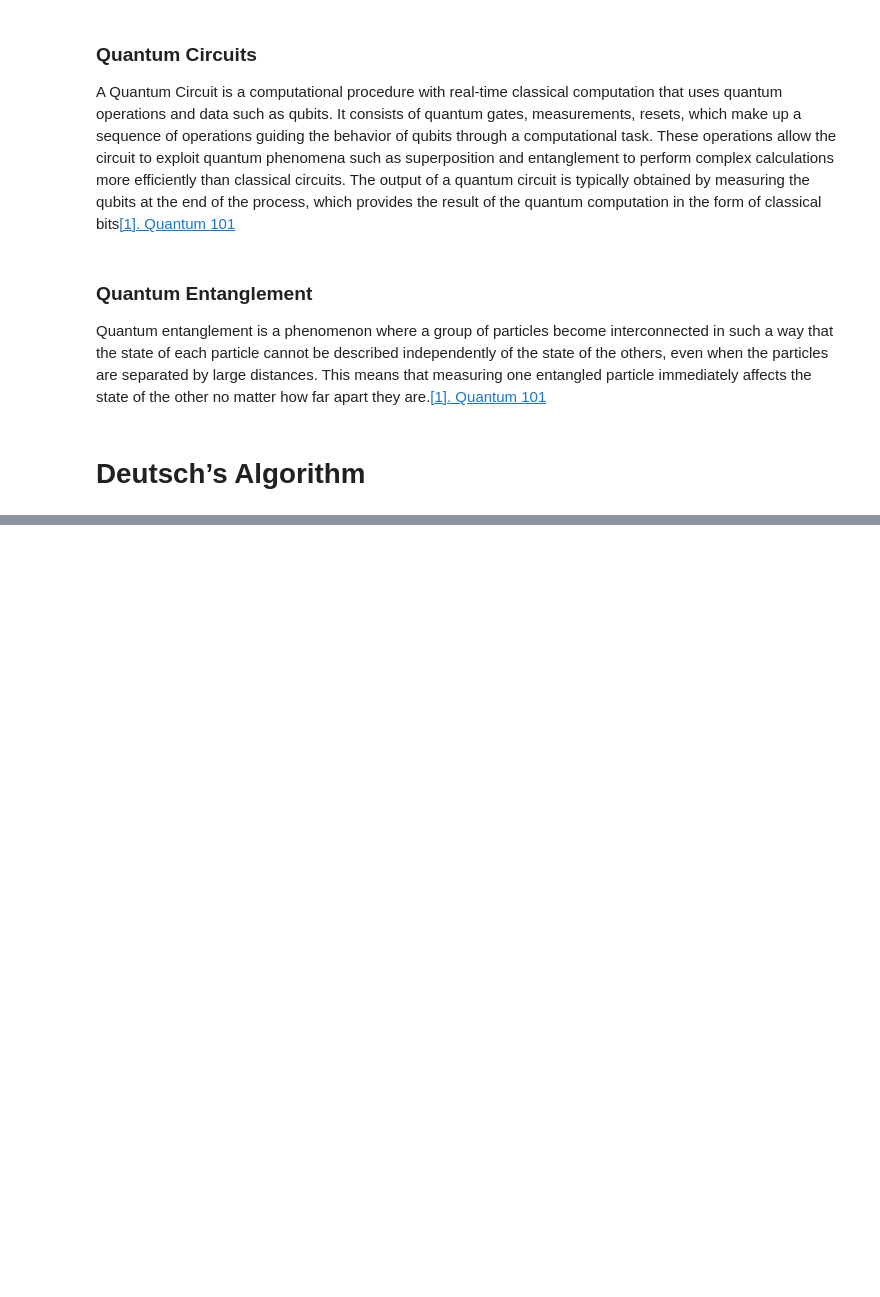
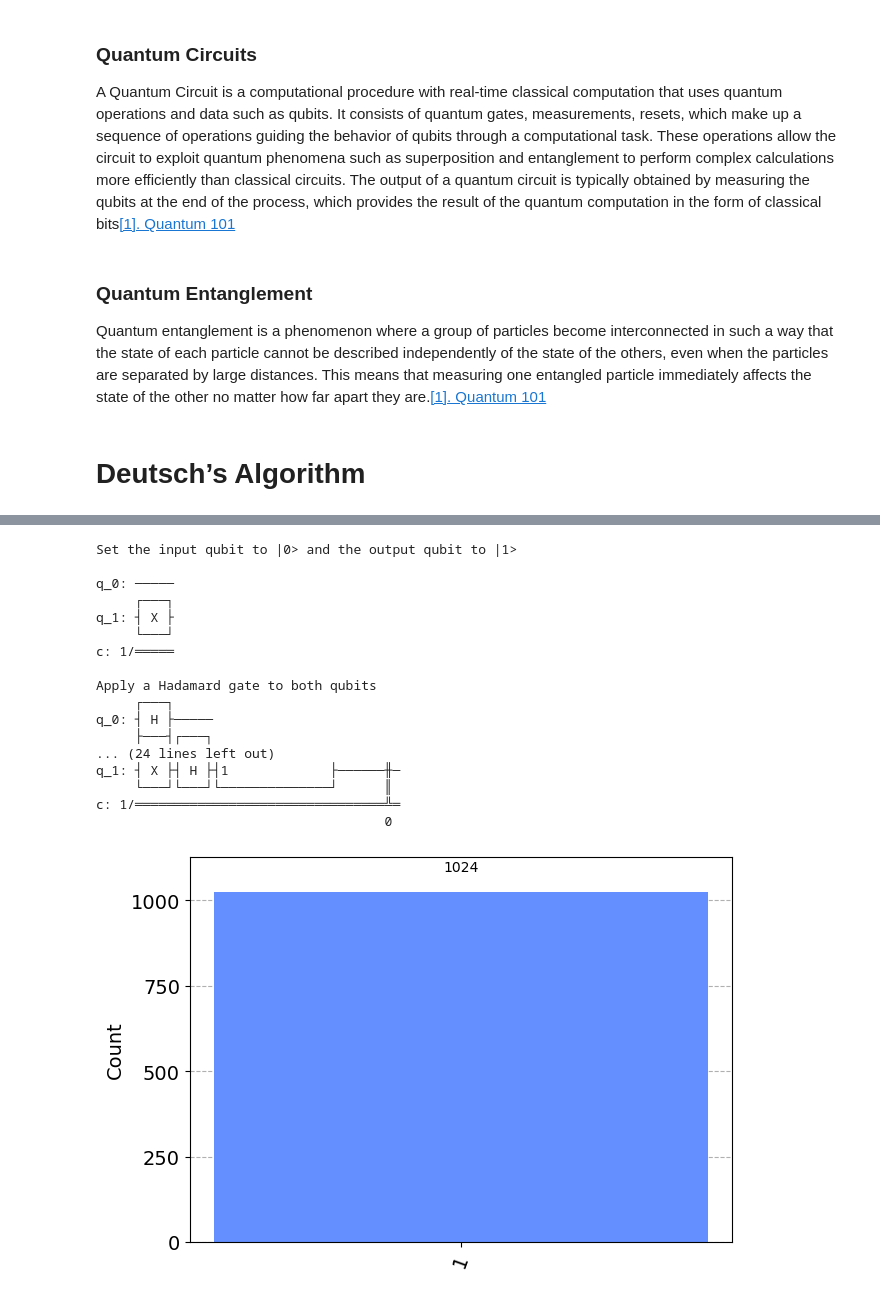
Before and after one commit to rohansikder/DeutschsAlgorithm, a Jupyter notebook: project.ipynb, the cells around one changed output, grey strips where cells are left out. Cells and saved outputs as stored; diff of their text form; code cells hidden in the pictures; blank space fills up the shorter version.

```diff
--- a/project.ipynb
+++ b/project.ipynb
@@ -46,0 +85,6 @@ Deutsch's algorithm can solve this problem with only one query to the black box
+# %%
+def balanced_oracle():
+    qc = QuantumCircuit(2)
+    # CNOT gate flips the second qubit if the first qubit is |1>
+    qc.cx(0, 1)
+    return qc
@@ -46,0 +155,29 @@ Deutsch's algorithm can solve this problem with only one query to the black box
+# %%
+# Balanced Oracle Circuit
+balanced_circuit = deutsch_algorithm(balanced_oracle())
+print("Balanced Oracle Circuit:")
+print(balanced_circuit)# Balanced Oracle Circuit
+
+simulator = Aer.get_backend('qasm_simulator')
+results_balanced = execute(balanced_circuit, simulator).result()
+counts_balanced = results_balanced.get_counts(balanced_circuit)
+plot_histogram(counts_balanced)
+# %% [output]
+Set the input qubit to |0> and the output qubit to |1>
+
+q_0: ─────
+     ┌───┐
+q_1: ┤ X ├
+     └───┘
+c: 1/═════
+
+Apply a Hadamard gate to both qubits
+     ┌───┐
+q_0: ┤ H ├─────
+     ├───┤┌───┐
+... (24 lines left out)
+q_1: ┤ X ├┤ H ├┤1             ├──────╫─
+     └───┘└───┘└──────────────┘      ║
+c: 1/════════════════════════════════╩═
+                                     0
+[figure, added]
```
Also changed, not shown: parts of 14 cells of this notebook, 1 other file.
